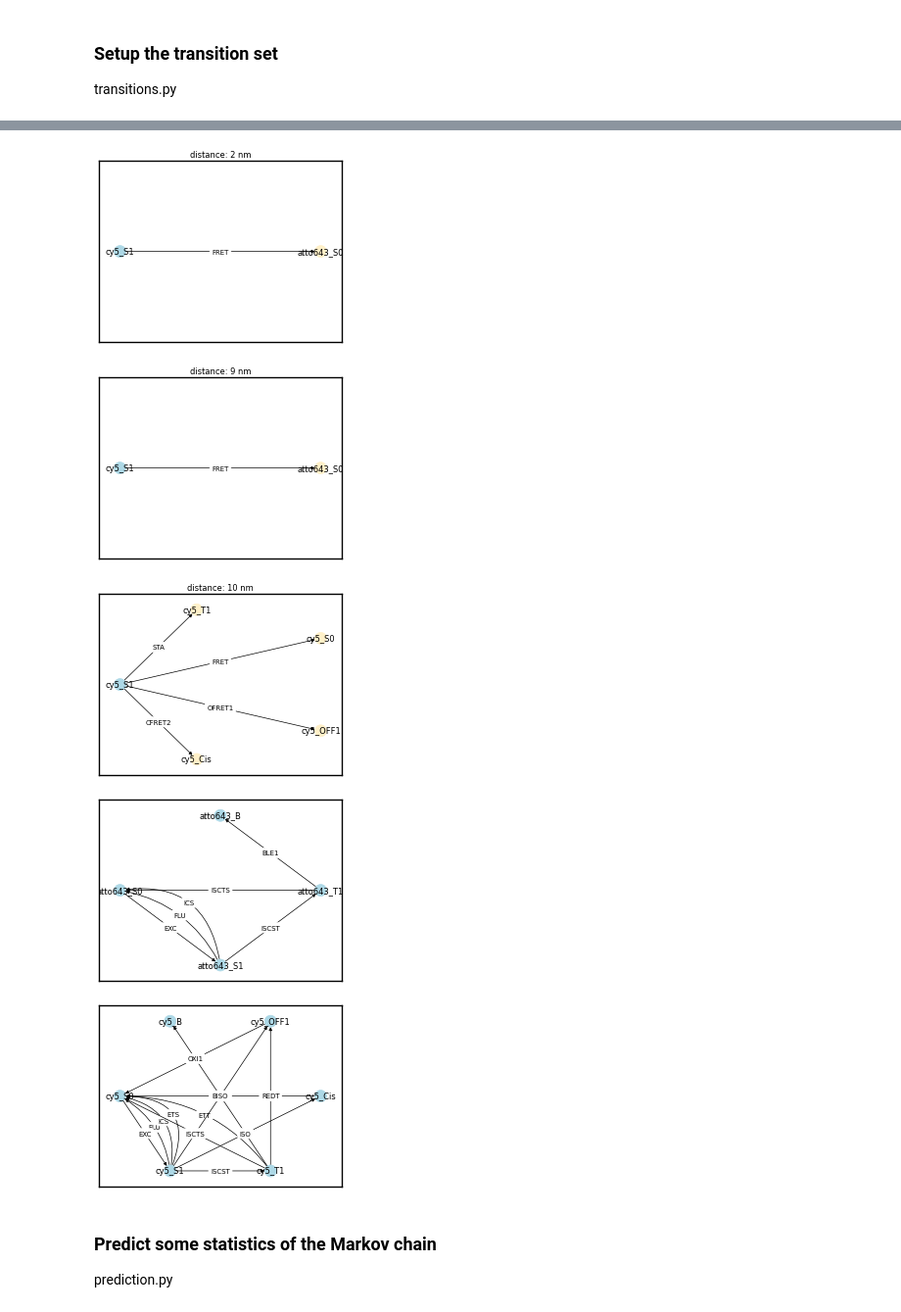
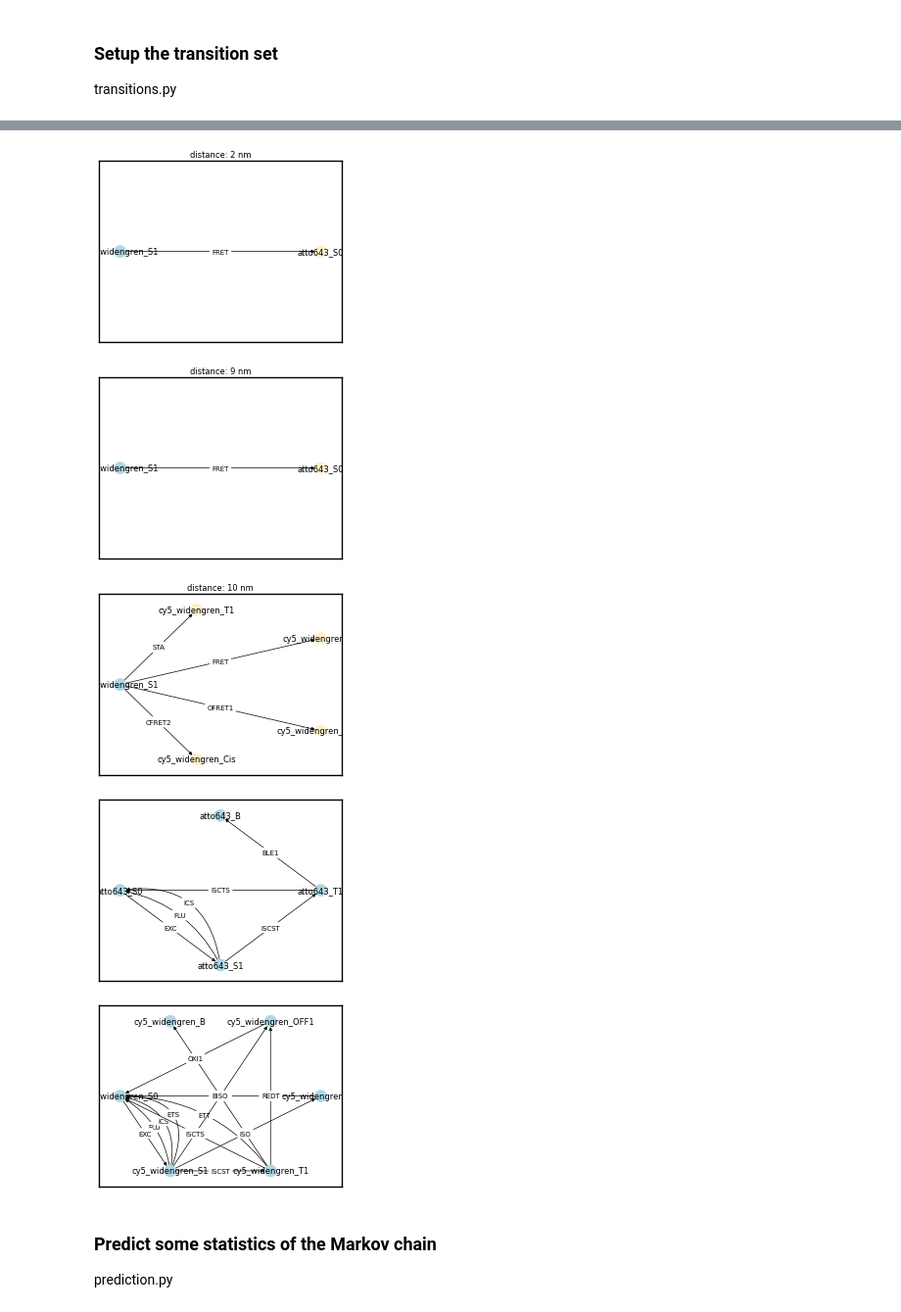
Before and after one commit to super-resolution/Fluopy, a Jupyter notebook: notebooks/tutorial.ipynb, the cells around one changed output, grey strips where cells are left out. Shown at 98% size. Saved outputs shown, nothing was run; the diff lists cells and outputs as text; code cells hidden in the pictures.

```diff
--- a/notebooks/tutorial.ipynb
+++ b/notebooks/tutorial.ipynb
@@ -74,13 +74,13 @@ warnings.formatwarning = custom_warning_format
 fluorophores.py
 # %%
 # Method 1: define the positions freely
-fluorophore_1 = fl.Fluorophore(name="cy5", position=[0, 4])
-fluorophore_2 = fl.Fluorophore(name="cy5", position=[4.5, 3])
+fluorophore_1 = fl.Fluorophore(name="cy5_widengren", position=[0, 4])
+fluorophore_2 = fl.Fluorophore(name="cy5_widengren", position=[4.5, 3])
 fluorophores = [fluorophore_1, fluorophore_2]
 
 # Method 2: collection of fluorophores in a certain shape
 fluorophores = fl.construct_fluorophores(
-    name="cy5", distance=10, count=2, shape="square"
+    name="cy5_widengren", distance=10, count=2, shape="square"
 )
 fluorophores.append(fl.Fluorophore(name="atto643", position=[1, 2]))
 
@@ -188,8 +253,8 @@ transition_2 = tr.Transition(
 )
 transition_3 = tr.Transition(tr.TransitionType.FRET, rate=4e6, fluorophore_ids=[(0, 1)])
 transitions = {
-    "cy5": [transition_1, transition_2],
-    "D: cy5, A: cy5, dist: 10.0": [transition_3],
+    "cy5_widengren": [transition_1, transition_2],
+    "D: cy5_widengren, A: cy5_widengren, dist: 10.0": [transition_3],
 }
 
 # Method 2: load a transition set, if available
@@ -200,7 +265,7 @@ transitions = fluorophore_system.load_transitions(
     energy_transfer=True,
     dstorm=True,
     reducing_agent="mea",
-    concentration=140,
+    concentration=100,
     ph=8,
 )
 
@@ -241,8 +306,8 @@ _________________________________________________________________
-[figure, old version]
+[figure, new version]
-[figure, old version]
+[figure, new version]
-[figure, old version]
+[figure, new version]
 [figure]
-[figure, old version]
+[figure, new version]
 # %% [markdown]
 ### Predict some statistics of the Markov chain
 prediction.py
```
Also changed, not shown: parts of 3 cells of this notebook, 5 other files.
